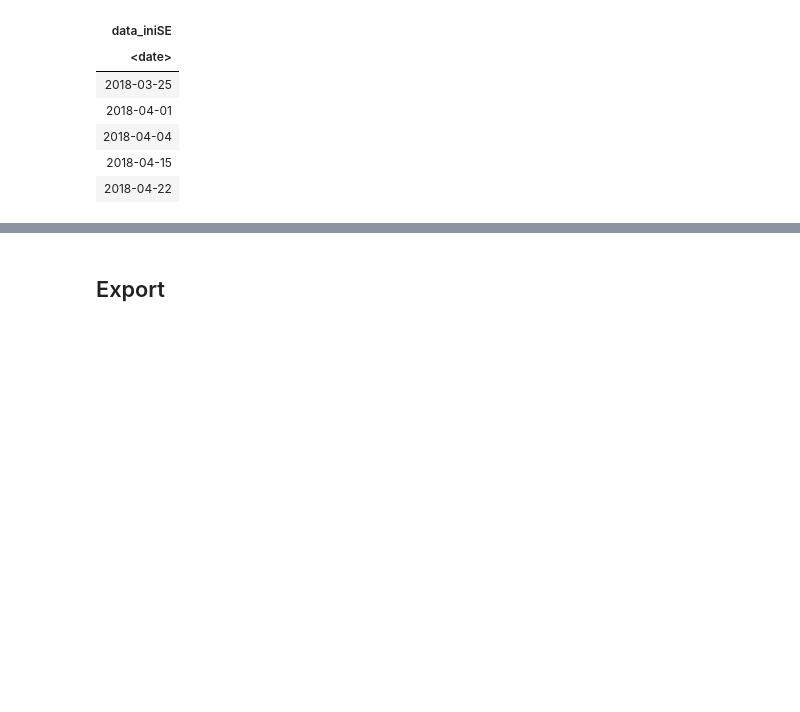
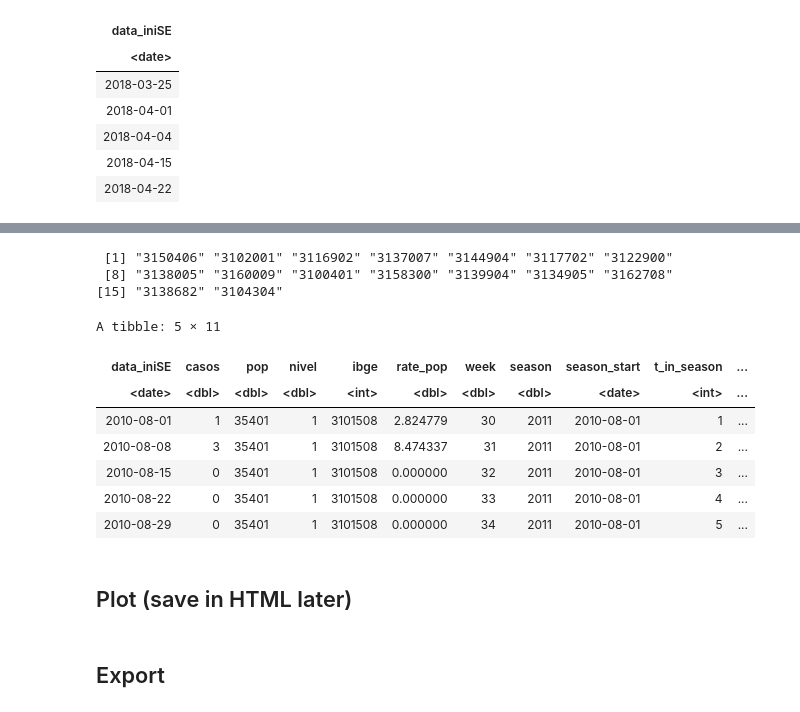
Before and after one commit to SahputraS/Outbreak-Simulation-and-Detection-Testing, a Jupyter notebook: Endemic_Label_MG.ipynb, the cells around one changed output, grey strips where cells are left out. Drawn from its saved outputs; the diff is of its cells as text; code cells hidden in the pictures; blank space fills up the shorter version.

```diff
--- a/Endemic_Label_MG.ipynb
+++ b/Endemic_Label_MG.ipynb
@@ -577,8 +517,26 @@ res_all$skipped
+# %%
+# Some discarded municipalities' IBGE code
+res_all$skipped
+# %% [output]
+ [1] "3150406" "3102001" "3116902" "3137007" "3144904" "3117702" "3122900"
+ [8] "3138005" "3160009" "3100401" "3158300" "3139904" "3134905" "3162708"
+[15] "3138682" "3104304"
 # %%
-lal = res_all$res
-
-mem_all <- lal %>%
+mem_all <- res_all$res %>%
   discard(is.null) %>%
   bind_rows() %>%
   arrange(ibge, data_iniSE)
+# %%
+head(mem_all, 5)
+# %% [output]
+A tibble: 5 × 11
+| data_iniSE | casos | pop | nivel | ibge | rate_pop | week | season | season_start | t_in_season | ... |
+| <date> | <dbl> | <dbl> | <dbl> | <int> | <dbl> | <dbl> | <dbl> | <date> | <int> | ... |
+| 2010-08-01 | 1 | 35401 | 1 | 3101508 | 2.824779 | 30 | 2011 | 2010-08-01 | 1 | ... |
+| 2010-08-08 | 3 | 35401 | 1 | 3101508 | 8.474337 | 31 | 2011 | 2010-08-01 | 2 | ... |
+| 2010-08-15 | 0 | 35401 | 1 | 3101508 | 0.000000 | 32 | 2011 | 2010-08-01 | 3 | ... |
+| 2010-08-22 | 0 | 35401 | 1 | 3101508 | 0.000000 | 33 | 2011 | 2010-08-01 | 4 | ... |
+| 2010-08-29 | 0 | 35401 | 1 | 3101508 | 0.000000 | 34 | 2011 | 2010-08-01 | 5 | ... |
+# %% [markdown]
+## Plot (save in HTML later)
 # %%
```
Also changed, not shown: parts of 13 cells of this notebook.
